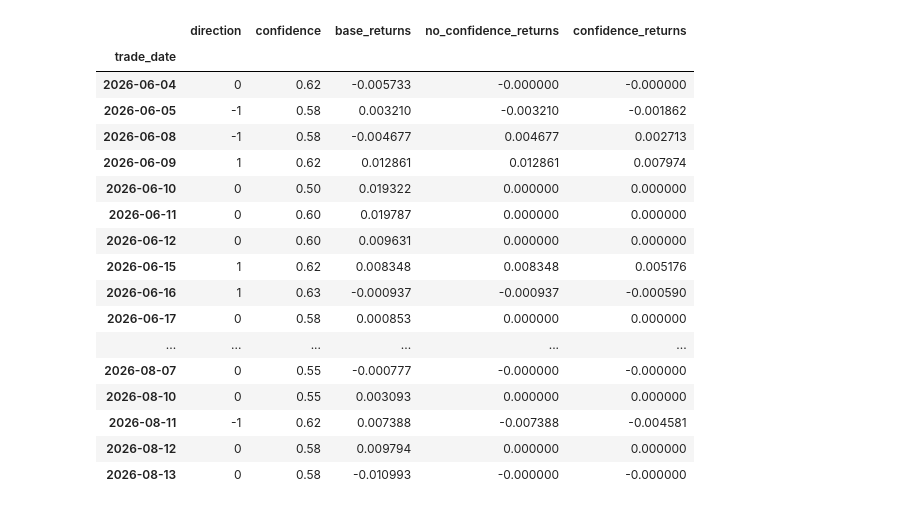
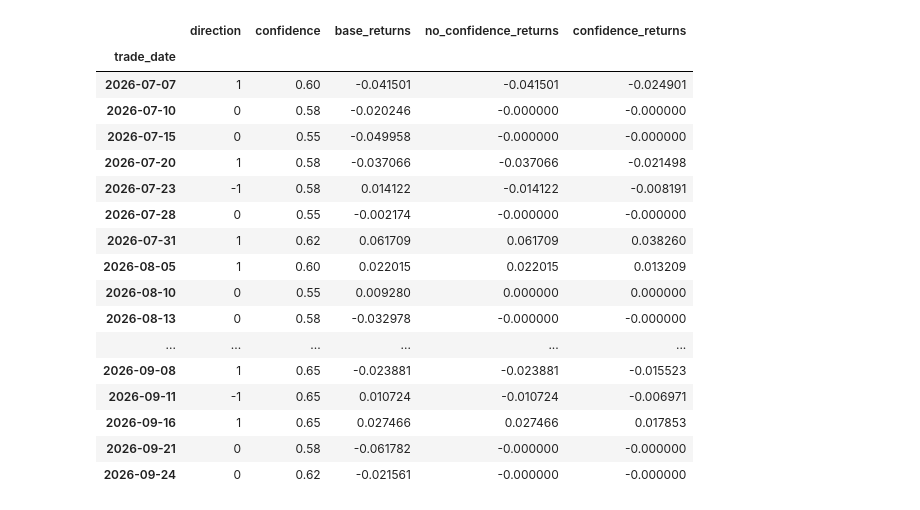
Before and after one commit to flaght/Chrono, a Jupyter notebook: cortex/sphiex/z05_evaluate/3.0.1.simple_evaluate.ipynb, the cells around one changed output. Cells and saved outputs as stored; diff of their text form; code cells hidden in the pictures.

```diff
--- a/cortex/sphiex/z05_evaluate/3.0.1.simple_evaluate.ipynb
+++ b/cortex/sphiex/z05_evaluate/3.0.1.simple_evaluate.ipynb
@@ -43,7 +44,7 @@ async def run(method, period, lookback=0):
             'trade_date':k,
             'direction': direction,
             'confidence': confidence,
-            'forward_return': forward_return / 3
+            'forward_return': forward_return# / 3
         })
     results = pd.DataFrame(res).sort_values(by=['trade_date']).reset_index(drop=True)
     return results
@@ -52,5 +53,7 @@ method = 'train1'
 period = 3
 # %%
 results = await run(method=method, period=period)
+results = results.set_index('trade_date').sort_index()
+results.index = pd.to_datetime(results.index)
 # %% [output]
 /workspace/worker/pj/Chrono/cortex/sphiex/records/outofsam/train1/3
@@ -57,5 +76,5 @@ results = await run(method=method, period=period)
 # %%
-results = results.set_index('trade_date')
+results = results.iloc[::3]
 # %%
 ### 不加置信度
 results['no_confidence_returns'] = results['direction'] * results['forward_return']
@@ -63,23 +84,23 @@ results['confidence_returns'] = results['direction'] * results['confidence'] * r
 results.rename(columns={'forward_return':'base_returns'},inplace=True)
 # %%
-results
+results.tail(20)
 # %% [output]
 |  | direction | confidence | base_returns | no_confidence_returns | confidence_returns |
 | trade_date |  |  |  |  |  |
-| 2026-06-04 | 0 | 0.62 | -0.005733 | -0.000000 | -0.000000 |
-| 2026-06-05 | -1 | 0.58 | 0.003210 | -0.003210 | -0.001862 |
-| 2026-06-08 | -1 | 0.58 | -0.004677 | 0.004677 | 0.002713 |
-| 2026-06-09 | 1 | 0.62 | 0.012861 | 0.012861 | 0.007974 |
-| 2026-06-10 | 0 | 0.50 | 0.019322 | 0.000000 | 0.000000 |
-| 2026-06-11 | 0 | 0.60 | 0.019787 | 0.000000 | 0.000000 |
-| 2026-06-12 | 0 | 0.60 | 0.009631 | 0.000000 | 0.000000 |
-| 2026-06-15 | 1 | 0.62 | 0.008348 | 0.008348 | 0.005176 |
-| 2026-06-16 | 1 | 0.63 | -0.000937 | -0.000937 | -0.000590 |
-| 2026-06-17 | 0 | 0.58 | 0.000853 | 0.000000 | 0.000000 |
+| 2026-07-07 | 1 | 0.60 | -0.041501 | -0.041501 | -0.024901 |
+| 2026-07-10 | 0 | 0.58 | -0.020246 | -0.000000 | -0.000000 |
+| 2026-07-15 | 0 | 0.55 | -0.049958 | -0.000000 | -0.000000 |
+| 2026-07-20 | 1 | 0.58 | -0.037066 | -0.037066 | -0.021498 |
+| 2026-07-23 | -1 | 0.58 | 0.014122 | -0.014122 | -0.008191 |
+| 2026-07-28 | 0 | 0.55 | -0.002174 | -0.000000 | -0.000000 |
+| 2026-07-31 | 1 | 0.62 | 0.061709 | 0.061709 | 0.038260 |
+| 2026-08-05 | 1 | 0.60 | 0.022015 | 0.022015 | 0.013209 |
+| 2026-08-10 | 0 | 0.55 | 0.009280 | 0.000000 | 0.000000 |
+| 2026-08-13 | 0 | 0.58 | -0.032978 | -0.000000 | -0.000000 |
 | ... | ... | ... | ... | ... | ... |
-| 2026-08-07 | 0 | 0.55 | -0.000777 | -0.000000 | -0.000000 |
-| 2026-08-10 | 0 | 0.55 | 0.003093 | 0.000000 | 0.000000 |
-| 2026-08-11 | -1 | 0.62 | 0.007388 | -0.007388 | -0.004581 |
-| 2026-08-12 | 0 | 0.58 | 0.009794 | 0.000000 | 0.000000 |
-| 2026-08-13 | 0 | 0.58 | -0.010993 | -0.000000 | -0.000000 |
+| 2026-09-08 | 1 | 0.65 | -0.023881 | -0.023881 | -0.015523 |
+| 2026-09-11 | -1 | 0.65 | 0.010724 | -0.010724 | -0.006971 |
+| 2026-09-16 | 1 | 0.65 | 0.027466 | 0.027466 | 0.017853 |
+| 2026-09-21 | 0 | 0.58 | -0.061782 | -0.000000 | -0.000000 |
+| 2026-09-24 | 0 | 0.62 | -0.021561 | -0.000000 | -0.000000 |
 # %%
```
Also changed, not shown: parts of 5 cells of this notebook, 49 other files.
